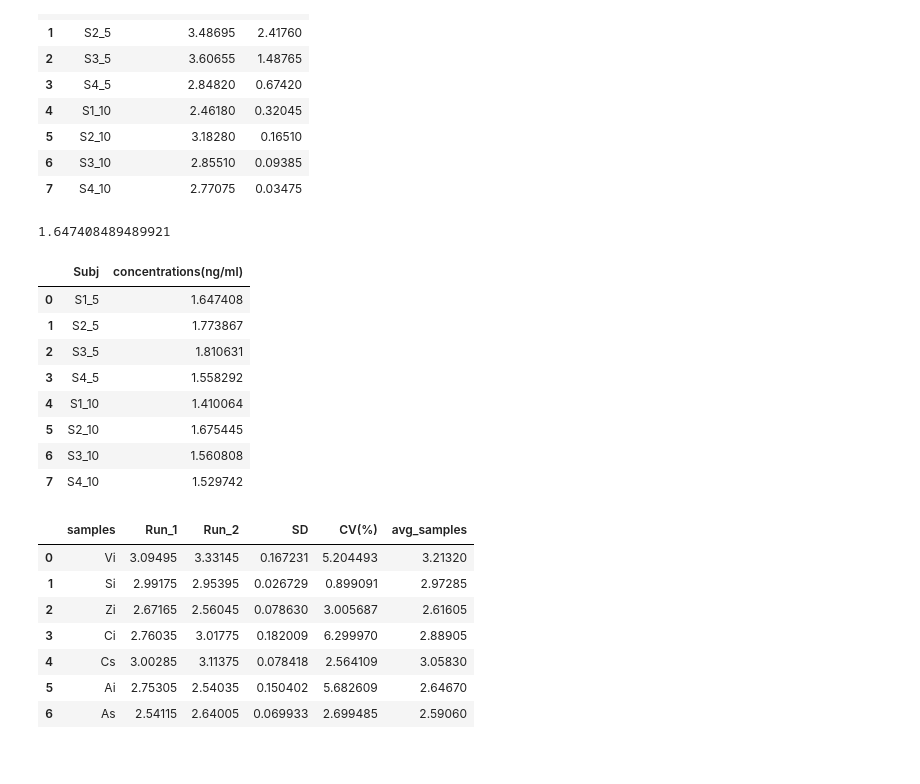
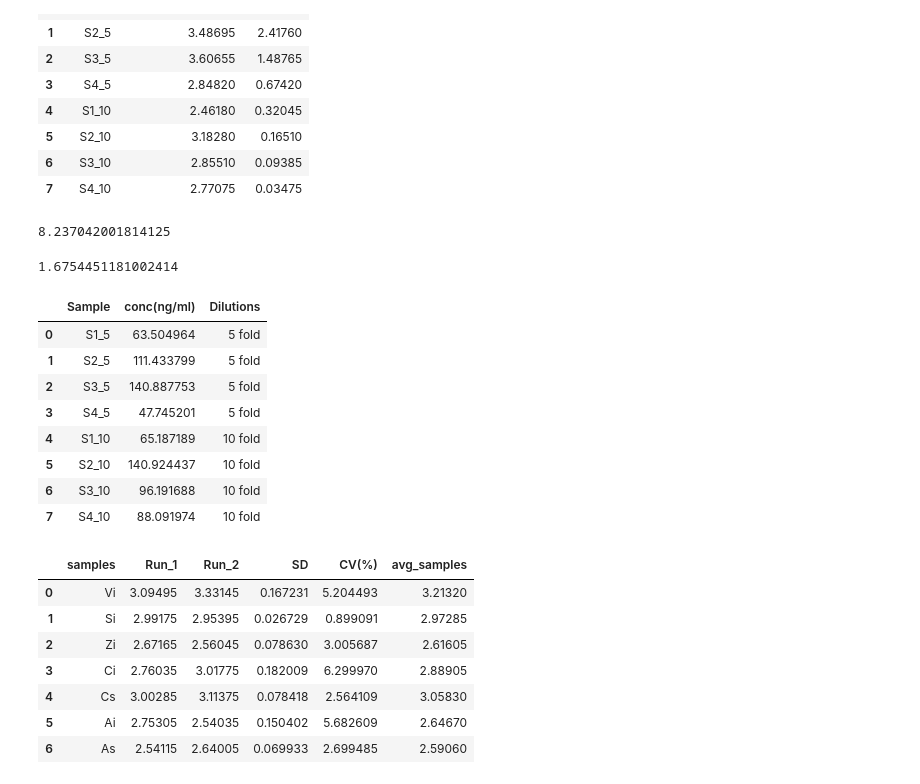
Before and after one commit to jamesleocodes/elisa_bdnf_cortisol, a Jupyter notebook: codes/4PL_second_batch.ipynb, the cells around one changed output. Cells and saved outputs as stored; diff of their text form; code cells hidden in the pictures.

```diff
--- a/codes/4PL_second_batch.ipynb
+++ b/codes/4PL_second_batch.ipynb
@@ -162,12 +151,20 @@ where \(x\) is the concentration, \(A\) is the minimum asymptote, \(B\) is the s
 def logistic_4(x, A, B, C, D):
     """ 4PL logistic equation"""
     return ((A - D) / (1.0 + ((x / C) ** B))) + D
+# %%
+# define function for x for unknow concentration
+def fourpl(y, A, B, C, D):
+    """ 4PL logistic equation"""
+    return C * ((A-D)/(y-D)-1)**(1/B)
 # %%
 # initial guesses
 InitialGuess = [np.min(df_std['STD_OD']), 1, np.median(concen_ng_ml), np.max(df_std['STD_OD'])]
 # %%
 # # initial guesses
 # InitialGuess = [0, 2, np.mean(concen_ng_ml), 1]
+# %%
+# initial guesses
+InitialGuess = [0.0846, 1.13705, 1.89435, 2.72295]
 # %%
 x = df_std['concentrations(ng/ml)'].values.flatten()
 y = df_std['STD_OD'].values.flatten()
@@ -244,26 +241,32 @@ data
 | 6 | S3_10 | 2.85510 | 0.09385 |
 | 7 | S4_10 | 2.77075 | 0.03475 |
 # %%
-logistic_4(data.iloc[0,1],A, B, C, D)
+logistic_4(data.iloc[0,1],A, B, C, D)*5
 # %% [output]
-1.647408489489921
+8.237042001814125
+# %%
+logistic_4(data.iloc[5,1],A, B, C, D)
+# %% [output]
+1.6754451181002414
 # %%
-comp_values= {'Subj':data['Subject'],
-    'concentrations(ng/ml)':[logistic_4(data.iloc[0,1],A, B, C, D),logistic_4(data.iloc[1,1],A, B, C, D),logistic_4(data.iloc[2,1],A, B, C, D),
-          logistic_4(data.iloc[3,1],A, B, C, D),logistic_4(data.iloc[4,1],A, B, C, D),logistic_4(data.iloc[5,1],A, B, C, D),
-          logistic_4(data.iloc[6,1],A, B, C, D),logistic_4(data.iloc[7,1],A, B, C, D)]}
+comp_values= {'Sample':data['Subject'],
+    'conc(ng/ml)':[fourpl(data.iloc[0,1],A, B, C, D)*5,fourpl(data.iloc[1,1],A, B, C, D)*5,
+                   fourpl(data.iloc[2,1],A, B, C, D)*5,fourpl(data.iloc[3,1],A, B, C, D)*5,
+                   fourpl(data.iloc[4,1],A, B, C, D)*10,fourpl(data.iloc[5,1],A, B, C, D)*10,
+                   fourpl(data.iloc[6,1],A, B, C, D)*10,fourpl(data.iloc[7,1],A, B, C, D)*10],
+                   'Dilutions':['5 fold','5 fold','5 fold','5 fold','10 fold','10 fold','10 fold','10 fold']}
 df_unsamp = pd.DataFrame(comp_values)
 df_unsamp
 # %% [output]
-|  | Subj | concentrations(ng/ml) |
-| 0 | S1_5 | 1.647408 |
-| 1 | S2_5 | 1.773867 |
-| 2 | S3_5 | 1.810631 |
-| 3 | S4_5 | 1.558292 |
-| 4 | S1_10 | 1.410064 |
-| 5 | S2_10 | 1.675445 |
-| 6 | S3_10 | 1.560808 |
-| 7 | S4_10 | 1.529742 |
+|  | Sample | conc(ng/ml) | Dilutions |
+| 0 | S1_5 | 63.504964 | 5 fold |
+| 1 | S2_5 | 111.433799 | 5 fold |
+| 2 | S3_5 | 140.887753 | 5 fold |
+| 3 | S4_5 | 47.745201 | 5 fold |
+| 4 | S1_10 | 65.187189 | 10 fold |
+| 5 | S2_10 | 140.924437 | 10 fold |
+| 6 | S3_10 | 96.191688 | 10 fold |
+| 7 | S4_10 | 88.091974 | 10 fold |
 # %%
 samples
 # %% [output]
```
Also changed, not shown: parts of 4 cells of this notebook.
